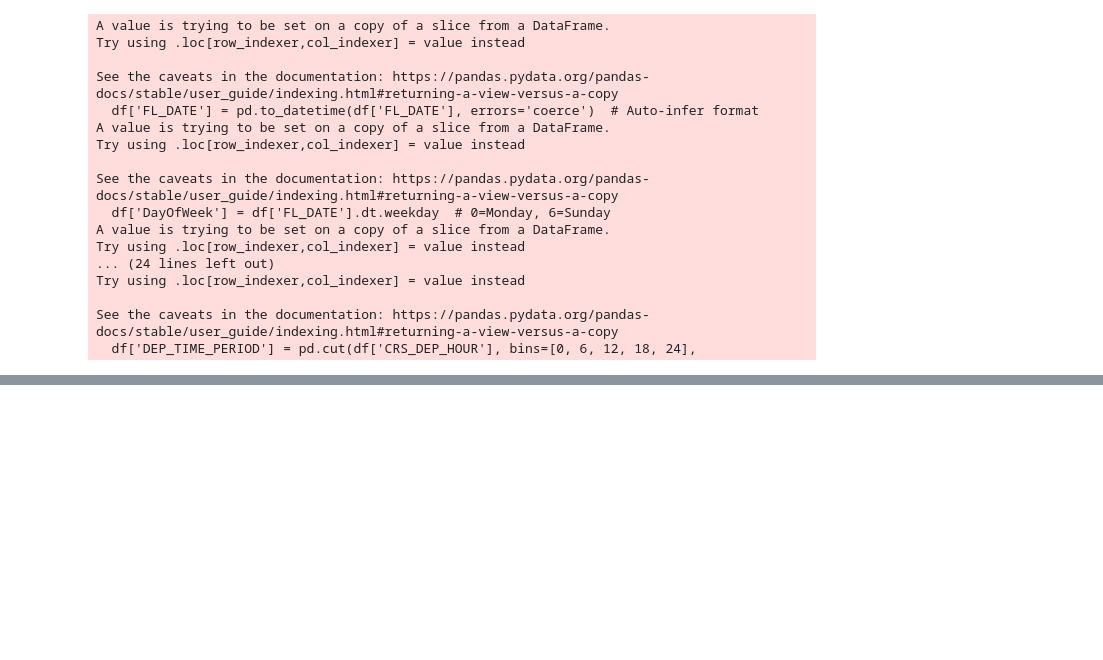
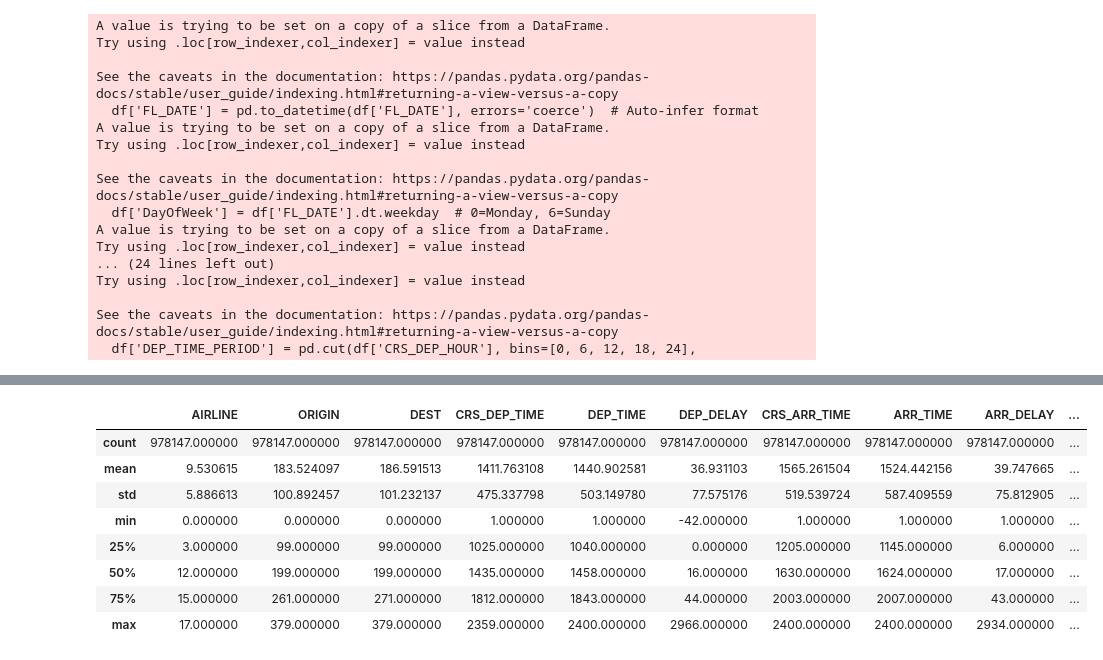
Before and after one commit to swiz9/Flight-Delay-Prediction-System, a Jupyter notebook: LSTM_Prediction_Model_pynb.ipynb, the cells around one changed output, grey strips where cells are left out. Saved outputs shown, nothing was run; the diff lists cells and outputs as text; code cells hidden in the pictures; blank space fills up the shorter version.

```diff
--- a/LSTM_Prediction_Model_pynb.ipynb
+++ b/LSTM_Prediction_Model_pynb.ipynb
@@ -167,0 +212,13 @@ def clean_labels_encoder(list_of_labels, df):
+# %%
+# describe the dataset
+df.describe()
+# %% [output]
+|  | AIRLINE | ORIGIN | DEST | CRS_DEP_TIME | DEP_TIME | DEP_DELAY | CRS_ARR_TIME | ARR_TIME | ARR_DELAY | ... |
+| count | 978147.000000 | 978147.000000 | 978147.000000 | 978147.000000 | 978147.000000 | 978147.000000 | 978147.000000 | 978147.000000 | 978147.000000 | ... |
+| mean | 9.530615 | 183.524097 | 186.591513 | 1411.763108 | 1440.902581 | 36.931103 | 1565.261504 | 1524.442156 | 39.747665 | ... |
+| std | 5.886613 | 100.892457 | 101.232137 | 475.337798 | 503.149780 | 77.575176 | 519.539724 | 587.409559 | 75.812905 | ... |
+| min | 0.000000 | 0.000000 | 0.000000 | 1.000000 | 1.000000 | -42.000000 | 1.000000 | 1.000000 | 1.000000 | ... |
+| 25% | 3.000000 | 99.000000 | 99.000000 | 1025.000000 | 1040.000000 | 0.000000 | 1205.000000 | 1145.000000 | 6.000000 | ... |
+| 50% | 12.000000 | 199.000000 | 199.000000 | 1435.000000 | 1458.000000 | 16.000000 | 1630.000000 | 1624.000000 | 17.000000 | ... |
+| 75% | 15.000000 | 261.000000 | 271.000000 | 1812.000000 | 1843.000000 | 44.000000 | 2003.000000 | 2007.000000 | 43.000000 | ... |
+| max | 17.000000 | 379.000000 | 379.000000 | 2359.000000 | 2400.000000 | 2966.000000 | 2400.000000 | 2400.000000 | 2934.000000 | ... |
```
Also changed, not shown: parts of 5 cells of this notebook.
